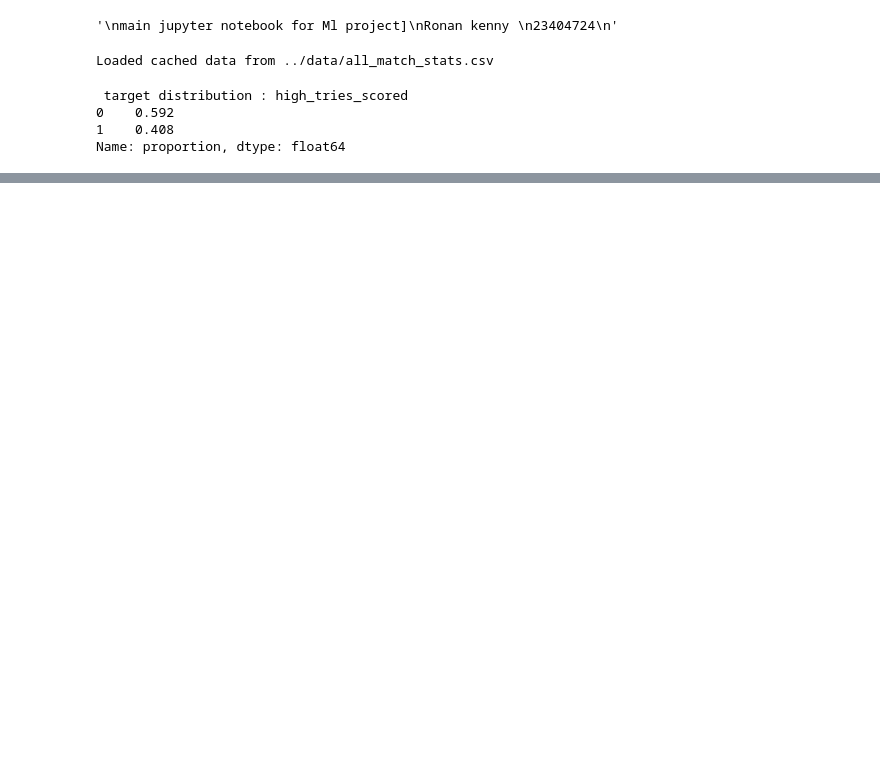
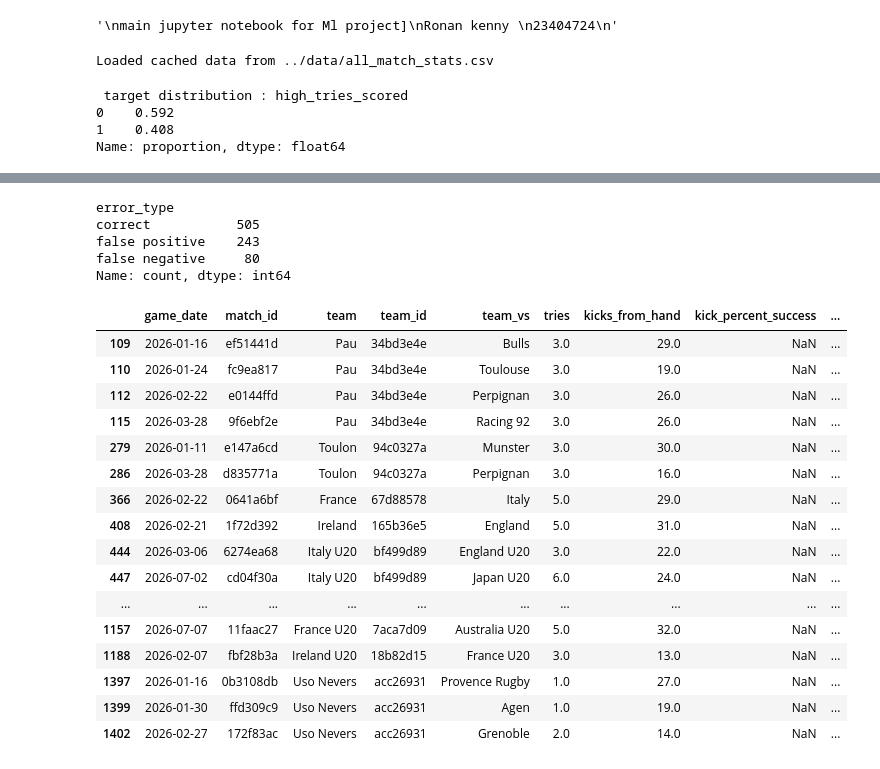
Before and after one commit to ronankenny17/machine-learning, a Jupyter notebook: src/ml_project.ipynb, the cells around one changed output, grey strips where cells are left out. Cells and saved outputs as stored; diff of their text form; code cells hidden in the pictures; blank space fills up the shorter version.

```diff
--- a/src/ml_project.ipynb
+++ b/src/ml_project.ipynb
@@ -275,0 +324,27 @@ results_table
+# %%
+from data_pipeline.get_top_errors import get_top_errors
+
+get_top_errors(results =gb_results, fold_year=2026, num_errors=30)
+# %% [output]
+error_type
+correct           505
+false positive    243
+false negative     80
+Name: count, dtype: int64
+|  | game_date | match_id | team | team_id | team_vs | tries | kicks_from_hand | kick_percent_success | ... |
+| 109 | 2026-01-16 | ef51441d | Pau | 34bd3e4e | Bulls | 3.0 | 29.0 | NaN | ... |
+| 110 | 2026-01-24 | fc9ea817 | Pau | 34bd3e4e | Toulouse | 3.0 | 19.0 | NaN | ... |
+| 112 | 2026-02-22 | e0144ffd | Pau | 34bd3e4e | Perpignan | 3.0 | 26.0 | NaN | ... |
+| 115 | 2026-03-28 | 9f6ebf2e | Pau | 34bd3e4e | Racing 92 | 3.0 | 26.0 | NaN | ... |
+| 279 | 2026-01-11 | e147a6cd | Toulon | 94c0327a | Munster | 3.0 | 30.0 | NaN | ... |
+| 286 | 2026-03-28 | d835771a | Toulon | 94c0327a | Perpignan | 3.0 | 16.0 | NaN | ... |
+| 366 | 2026-02-22 | 0641a6bf | France | 67d88578 | Italy | 5.0 | 29.0 | NaN | ... |
+| 408 | 2026-02-21 | 1f72d392 | Ireland | 165b36e5 | England | 5.0 | 31.0 | NaN | ... |
+| 444 | 2026-03-06 | 6274ea68 | Italy U20 | bf499d89 | England U20 | 3.0 | 22.0 | NaN | ... |
+| 447 | 2026-07-02 | cd04f30a | Italy U20 | bf499d89 | Japan U20 | 6.0 | 24.0 | NaN | ... |
+| ... | ... | ... | ... | ... | ... | ... | ... | ... | ... |
+| 1157 | 2026-07-07 | 11faac27 | France U20 | 7aca7d09 | Australia U20 | 5.0 | 32.0 | NaN | ... |
+| 1188 | 2026-02-07 | fbf28b3a | Ireland U20 | 18b82d15 | France U20 | 3.0 | 13.0 | NaN | ... |
+| 1397 | 2026-01-16 | 0b3108db | Uso Nevers | acc26931 | Provence Rugby | 1.0 | 27.0 | NaN | ... |
+| 1399 | 2026-01-30 | ffd309c9 | Uso Nevers | acc26931 | Agen | 1.0 | 19.0 | NaN | ... |
+| 1402 | 2026-02-27 | 172f83ac | Uso Nevers | acc26931 | Grenoble | 2.0 | 14.0 | NaN | ... |
```
Also changed, not shown: parts of 5 cells of this notebook.
